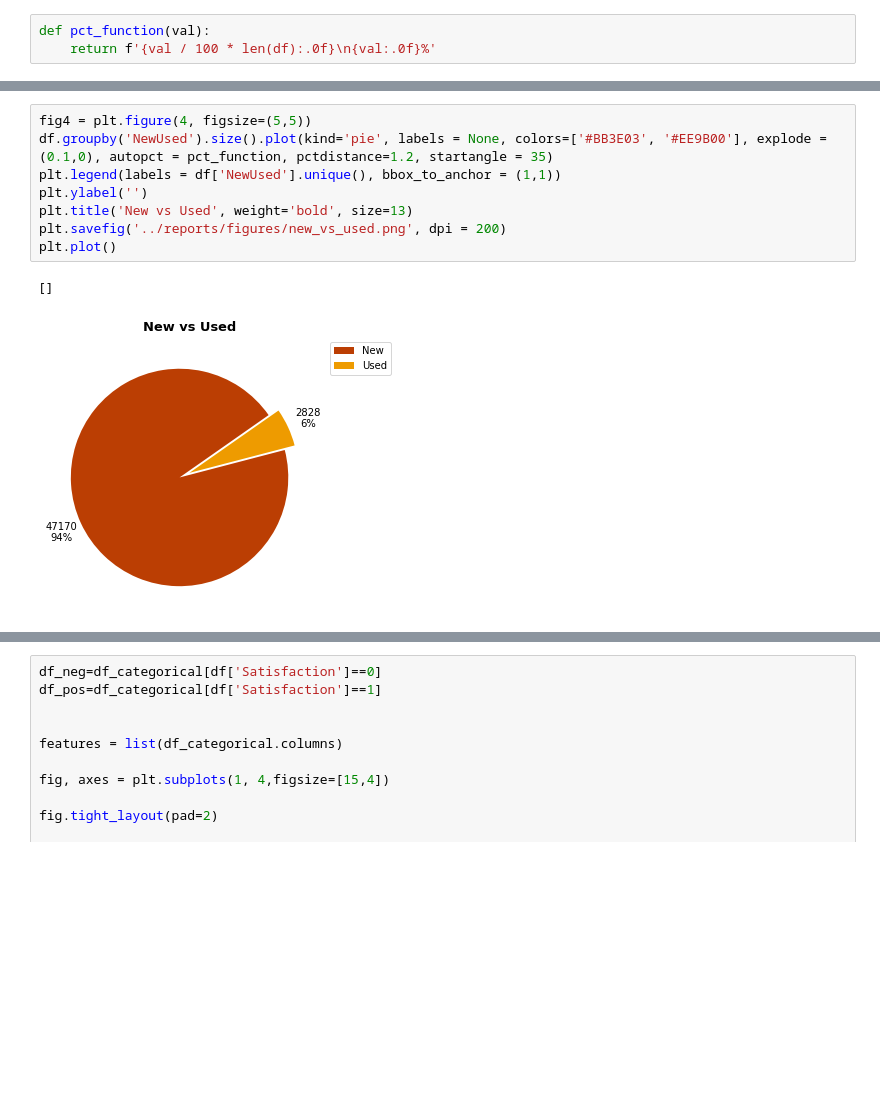
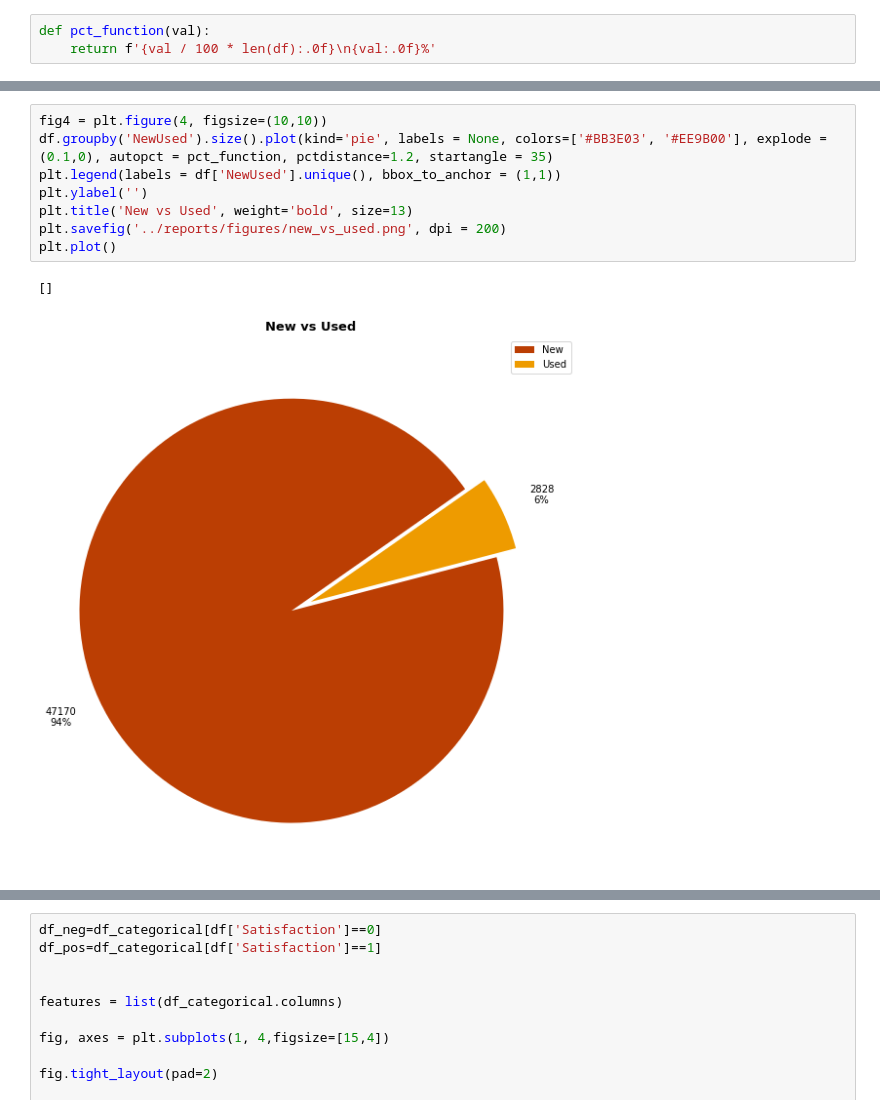
Before and after one commit to FedericoCantarelli/Customer-Satisfaction-Yojo, a Jupyter notebook: notebooks/2.0-fc-dataexploration.ipynb, the cells around one changed output, grey strips where cells are left out. Saved outputs shown, nothing was run; the diff lists cells and outputs as text; blank space fills up the shorter version.

```diff
--- a/notebooks/2.0-fc-dataexploration.ipynb
+++ b/notebooks/2.0-fc-dataexploration.ipynb
@@ -188,12 +192,12 @@ plt.plot()
 # %%
-fig4 = plt.figure(4, figsize=(5,5))
+fig4 = plt.figure(4, figsize=(10,10))
 df.groupby('NewUsed').size().plot(kind='pie', labels = None, colors=['#BB3E03', '#EE9B00'], explode = (0.1,0), autopct = pct_function, pctdistance=1.2, startangle = 35)
 plt.legend(labels = df['NewUsed'].unique(), bbox_to_anchor = (1,1))
 plt.ylabel('')
 plt.title('New vs Used', weight='bold', size=13)
 plt.savefig('../reports/figures/new_vs_used.png', dpi = 200)
 plt.plot()
 # %% [output]
 []
-[figure, old version]
+[figure, new version]
 # %%
```
Also changed, not shown: parts of 11 cells of this notebook, 32 other files.
